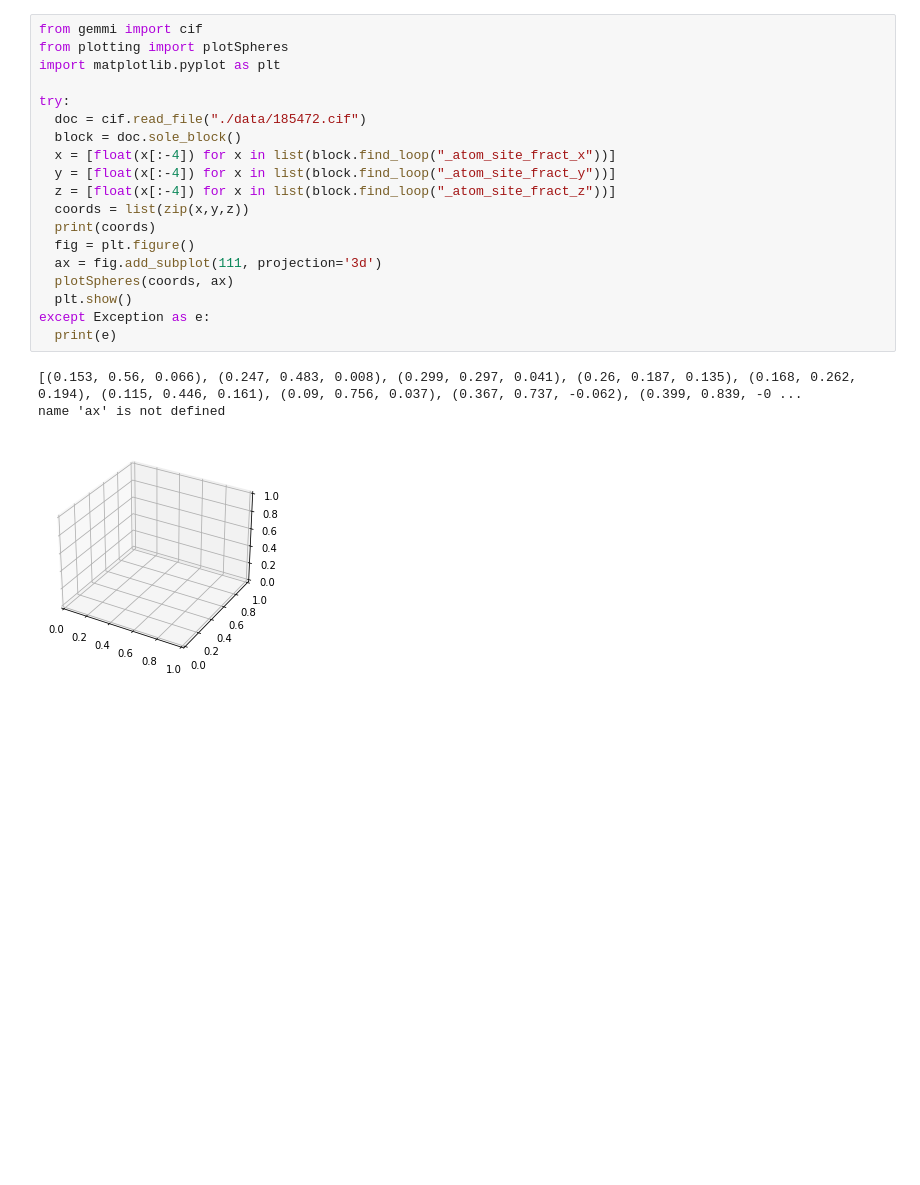
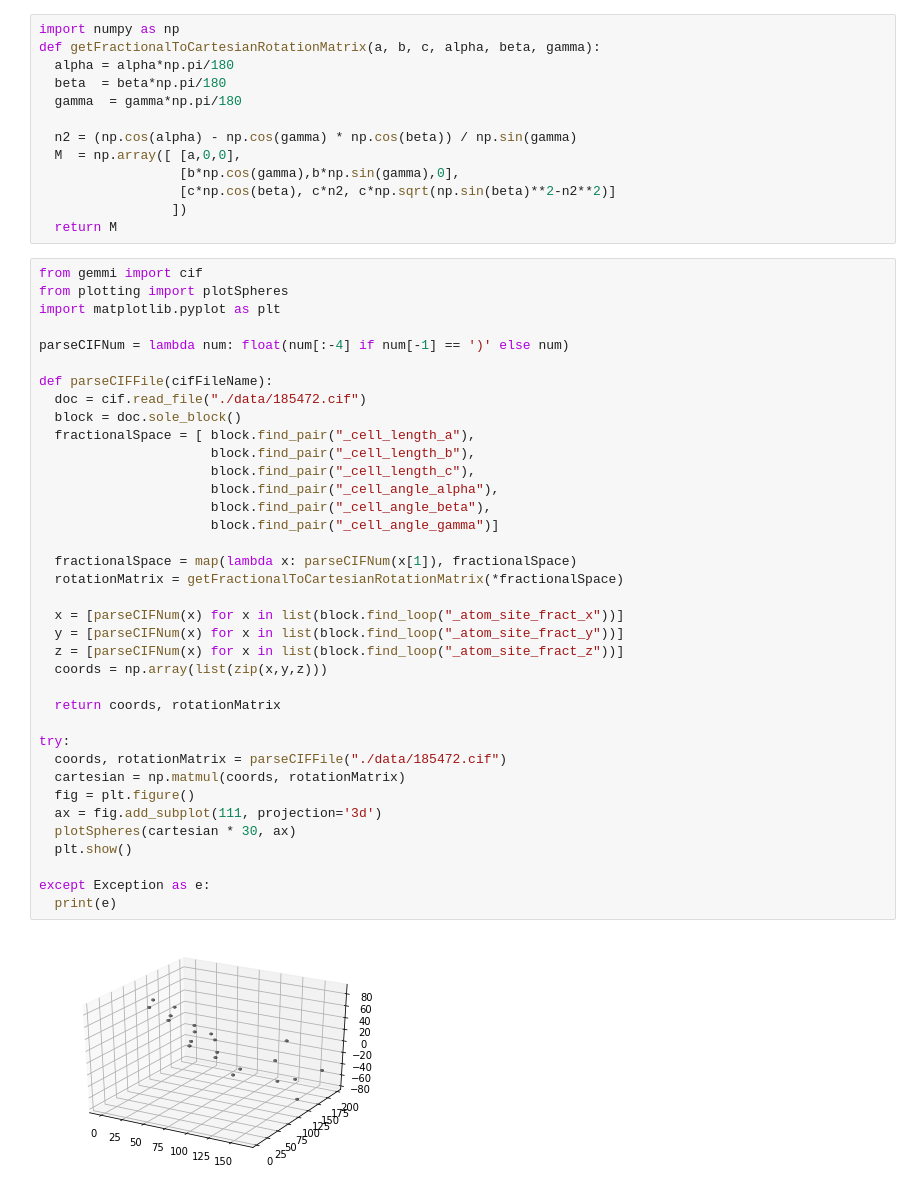
Before and after one commit to savpatpanda/protein, a Jupyter notebook: notebook.ipynb, the cells around one changed output. Drawn from its saved outputs; the diff is of its cells as text; blank space fills up the shorter version.

```diff
--- a/notebook.ipynb
+++ b/notebook.ipynb
@@ -24,26 +24,55 @@ Collecting gemmi==0.4.2
     Uninstalling matplotlib-3.2.2:
       Successfully uninstalled matplotlib-3.2.2
 Successfully installed Pillow-8.0.0 gemmi-0.4.2 matplotlib-3.3.2 numpy-1.19.2 pybind11-2.5.0
+# %%
+import numpy as np
+def getFractionalToCartesianRotationMatrix(a, b, c, alpha, beta, gamma):
+  alpha = alpha*np.pi/180
+  beta  = beta*np.pi/180
+  gamma  = gamma*np.pi/180
+
+  n2 = (np.cos(alpha) - np.cos(gamma) * np.cos(beta)) / np.sin(gamma)
+  M  = np.array([ [a,0,0],
+                  [b*np.cos(gamma),b*np.sin(gamma),0],
+                  [c*np.cos(beta), c*n2, c*np.sqrt(np.sin(beta)**2-n2**2)]
+                 ])
+  return M
 # %%
 from gemmi import cif
 from plotting import plotSpheres
 import matplotlib.pyplot as plt
 
-try:
+parseCIFNum = lambda num: float(num[:-4] if num[-1] == ')' else num)
+
+def parseCIFFile(cifFileName):
   doc = cif.read_file("./data/185472.cif")
   block = doc.sole_block()
-  x = [float(x[:-4]) for x in list(block.find_loop("_atom_site_fract_x"))]
-  y = [float(x[:-4]) for x in list(block.find_loop("_atom_site_fract_y"))]
-  z = [float(x[:-4]) for x in list(block.find_loop("_atom_site_fract_z"))]
-  coords = list(zip(x,y,z))
-  print(coords)
+  fractionalSpace = [ block.find_pair("_cell_length_a"),
+                      block.find_pair("_cell_length_b"),
+                      block.find_pair("_cell_length_c"),
+                      block.find_pair("_cell_angle_alpha"),
+                      block.find_pair("_cell_angle_beta"),
+                      block.find_pair("_cell_angle_gamma")]
+
+  fractionalSpace = map(lambda x: parseCIFNum(x[1]), fractionalSpace)
+  rotationMatrix = getFractionalToCartesianRotationMatrix(*fractionalSpace)
+
+  x = [parseCIFNum(x) for x in list(block.find_loop("_atom_site_fract_x"))]
+  y = [parseCIFNum(x) for x in list(block.find_loop("_atom_site_fract_y"))]
+  z = [parseCIFNum(x) for x in list(block.find_loop("_atom_site_fract_z"))]
+  coords = np.array(list(zip(x,y,z)))
+
+  return coords, rotationMatrix
+
+try:
+  coords, rotationMatrix = parseCIFFile("./data/185472.cif")
+  cartesian = np.matmul(coords, rotationMatrix)
   fig = plt.figure()
   ax = fig.add_subplot(111, projection='3d')
-  plotSpheres(coords, ax)
+  plotSpheres(cartesian * 30, ax)
   plt.show()
+
 except Exception as e:
   print(e)
 # %% [output]
-[(0.153, 0.56, 0.066), (0.247, 0.483, 0.008), (0.299, 0.297, 0.041), (0.26, 0.187, 0.135), (0.168, 0.262, 0.194), (0.115, 0.446, 0.161), (0.09, 0.756, 0.037), (0.367, 0.737, -0.062), (0.399, 0.839, -0 ...
-name 'ax' is not defined
-[figure, old version]
+[figure, new version]
```
Also changed, not shown: parts of 2 cells of this notebook.
